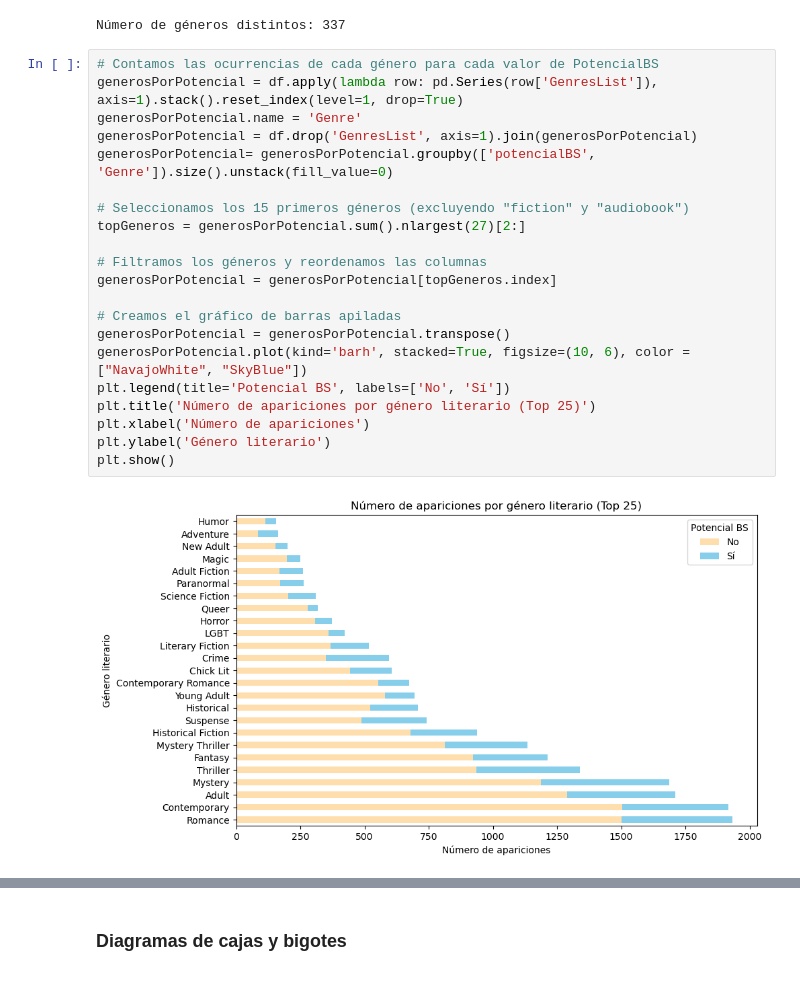
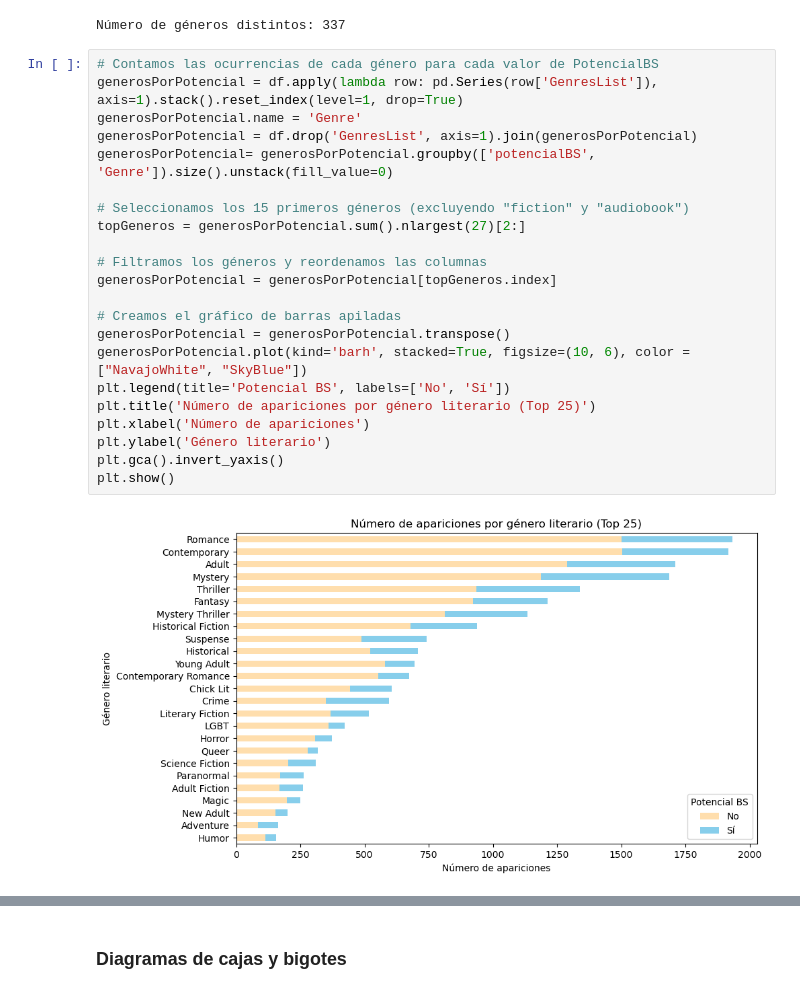
Before and after one commit to MMCCJJ/NOVELLA, a Jupyter notebook: src/exploracion/exploracion.ipynb, the cells around one changed output, grey strips where cells are left out. Cells and saved outputs as stored; diff of their text form.

```diff
--- a/src/exploracion/exploracion.ipynb
+++ b/src/exploracion/exploracion.ipynb
@@ -96,23 +96,24 @@ Número de géneros distintos: 337
 # %%
 # Contamos las ocurrencias de cada género para cada valor de PotencialBS
 generosPorPotencial = df.apply(lambda row: pd.Series(row['GenresList']), axis=1).stack().reset_index(level=1, drop=True)
 generosPorPotencial.name = 'Genre'
 generosPorPotencial = df.drop('GenresList', axis=1).join(generosPorPotencial)
 generosPorPotencial= generosPorPotencial.groupby(['potencialBS', 'Genre']).size().unstack(fill_value=0)
 
 # Seleccionamos los 15 primeros géneros (excluyendo "fiction" y "audiobook")
 topGeneros = generosPorPotencial.sum().nlargest(27)[2:]
 
 # Filtramos los géneros y reordenamos las columnas
 generosPorPotencial = generosPorPotencial[topGeneros.index]
 
 # Creamos el gráfico de barras apiladas
 generosPorPotencial = generosPorPotencial.transpose()
 generosPorPotencial.plot(kind='barh', stacked=True, figsize=(10, 6), color = ["NavajoWhite", "SkyBlue"])
 plt.legend(title='Potencial BS', labels=['No', 'Sí'])
 plt.title('Número de apariciones por género literario (Top 25)')
 plt.xlabel('Número de apariciones')
 plt.ylabel('Género literario')
+plt.gca().invert_yaxis()
 plt.show()
 # %% [output]
-[figure, old version]
+[figure, new version]
```
Also changed, not shown: parts of 2 cells of this notebook.
